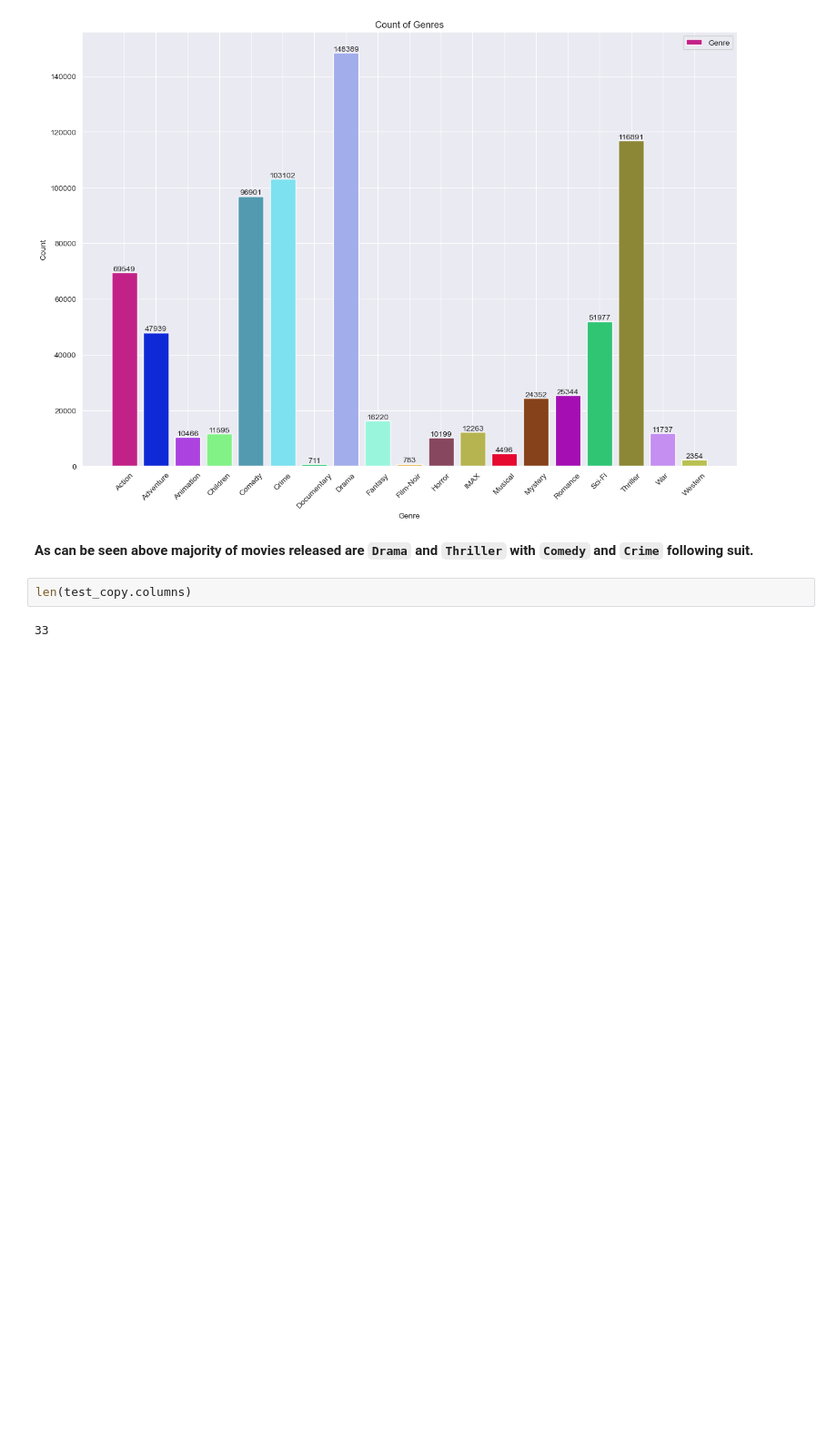
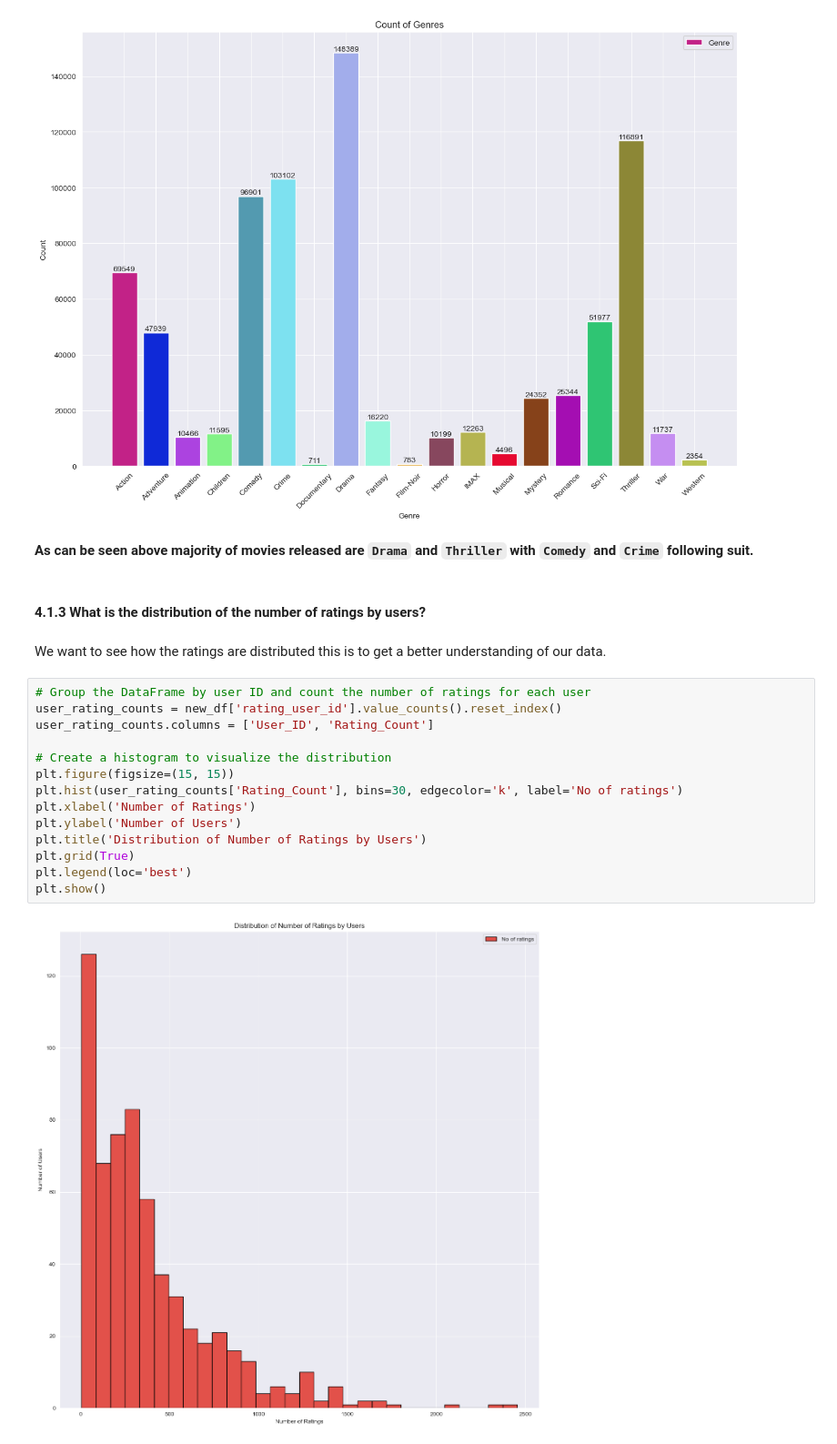
Before and after one commit to DennisWainaina/Movie-Recommendation-System-Project, a Jupyter notebook: index.ipynb, the cells around one changed output. Shown at 91% size. Drawn from its saved outputs; the diff is of its cells as text; blank space fills up the shorter version.

```diff
--- a/index.ipynb
+++ b/index.ipynb
@@ -677,7 +677,23 @@ plt.show()
 [figure]
 # %% [markdown]
 **As can be seen above majority of movies released are `Drama` and `Thriller` with `Comedy` and `Crime` following suit.**
-# %%
-len(test_copy.columns)
-# %% [output]
-33
+# %% [markdown]
+#### 4.1.3 What is the distribution of the number of ratings by users?
+# %% [markdown]
+We want to see how the ratings are distributed this is to get a better understanding of our data.
+# %%
+# Group the DataFrame by user ID and count the number of ratings for each user
+user_rating_counts = new_df['rating_user_id'].value_counts().reset_index()
+user_rating_counts.columns = ['User_ID', 'Rating_Count']
+
+# Create a histogram to visualize the distribution
+plt.figure(figsize=(15, 15))
+plt.hist(user_rating_counts['Rating_Count'], bins=30, edgecolor='k', label='No of ratings')
+plt.xlabel('Number of Ratings')
+plt.ylabel('Number of Users')
+plt.title('Distribution of Number of Ratings by Users')
+plt.grid(True)
+plt.legend(loc='best')
+plt.show()
+# %% [output]
+[figure, added]
```
Also changed, not shown: parts of 12 cells of this notebook.
